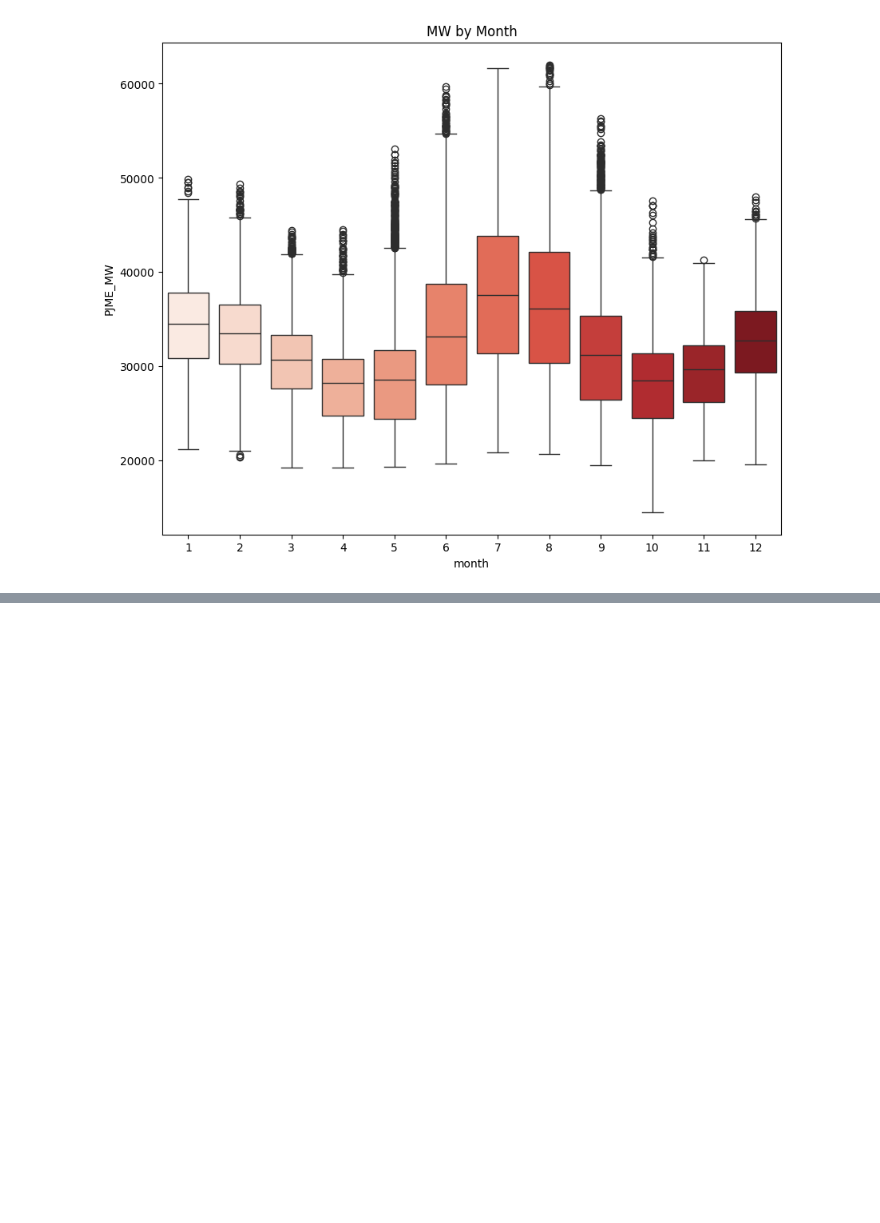
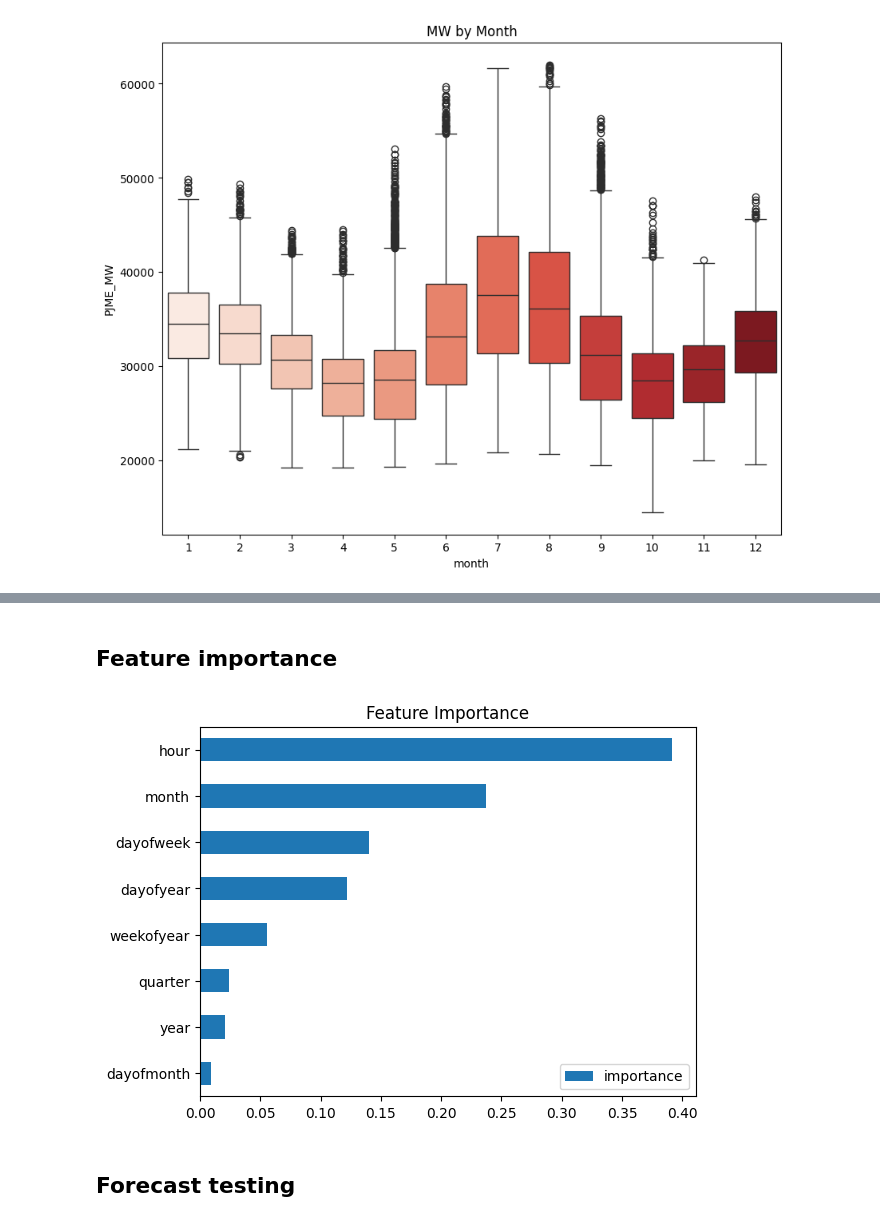
Before and after one commit to dasunyohan/Time-Series-Forecasting-with-XGBoost, a Jupyter notebook: time_series_forcast.ipynb, the cells around one changed output, grey strips where cells are left out. Drawn from its saved outputs; the diff is of its cells as text; code cells hidden in the pictures; blank space fills up the shorter version.

Commit message:
Add files via upload
created the model, trained the model

```diff
--- a/time_series_forcast.ipynb
+++ b/time_series_forcast.ipynb
@@ -144,0 +137,12 @@ Passing `palette` without assigning `hue` is deprecated and will be removed in v
+# %%
+train = create_features(train)
+test = create_features(test)
+
+FEATURE = ['hour', 'dayofweek', 'quarter', 'month', 'year', 'dayofyear','dayofmonth', 'weekofyear']
+TARGET = ['PJME_MW']
+
+x_train = train[FEATURE]
+y_train = train[TARGET]
+
+x_test = test[FEATURE]
+y_test = test[TARGET]
@@ -144,0 +157,6 @@ Passing `palette` without assigning `hue` is deprecated and will be removed in v
+# %%
+reg = xgb.XGBRegressor(n_estimators=1000, early_stopping_rounds=50, #early_stopping_rounds mean if the model is not fitting within 50 estimators then it'll stop at 50
+                       learning_rate = 0.01) #in here im getting an overfitting issue, to overcome the overfitting use lr(learning rate)
+reg.fit(x_train, y_train,
+        eval_set=[(x_train, y_train), (x_test, y_test)],
+        verbose=100) #verbose means that output can user readable or either can use a number so the output will be number by number(ex:verbose=10 then output will print every 10 estimators)
@@ -144,0 +181,14 @@ Passing `palette` without assigning `hue` is deprecated and will be removed in v
+# %% [markdown]
+## Feature importance
+# %%
+fi = pd.DataFrame(data = reg.feature_importances_,
+                  index=reg.feature_names_in_,
+                  columns=['importance'])
+#in here reg.feature_importances_  contains the importance scores for each feature used in the model, indicating how much each feature contributed to the prediction.
+# %%
+fi.sort_values('importance').plot(kind='barh', title='Feature Importance')
+plt.show()
+# %% [output]
+[figure, added]
+# %% [markdown]
+## Forecast testing
```
Also changed, not shown: parts of 18 cells of this notebook.
